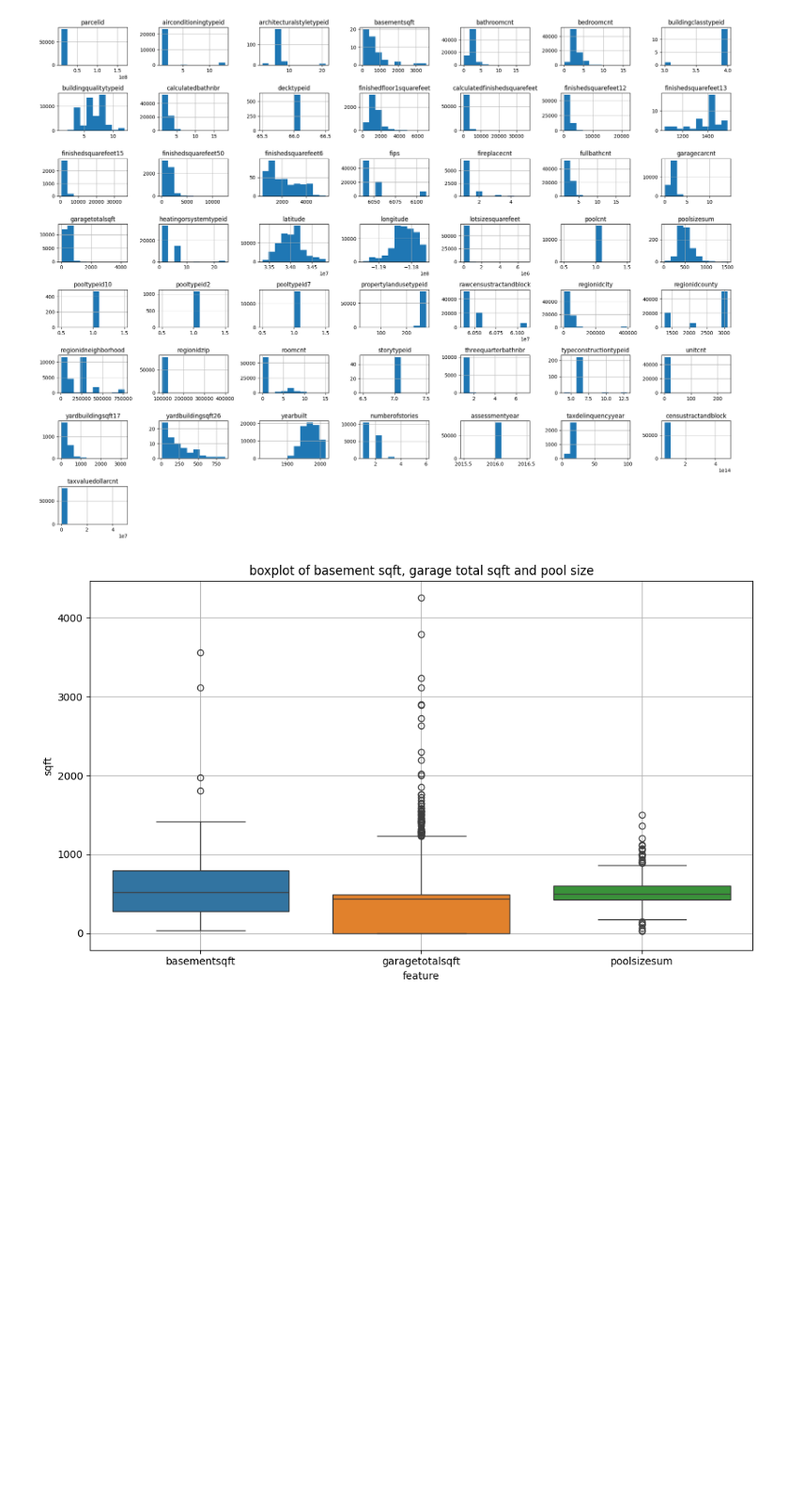
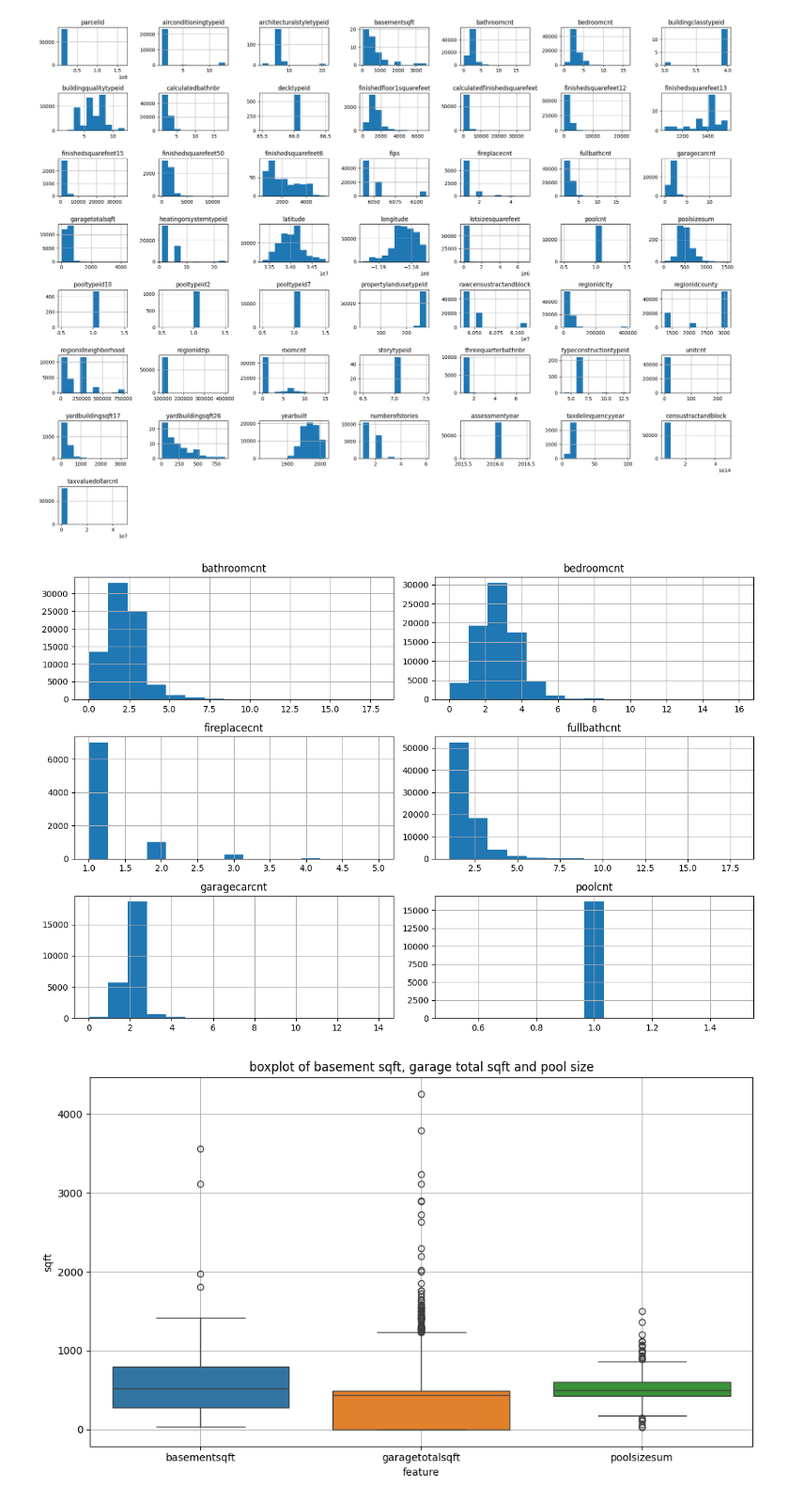
Before and after one commit to kwzhou23/DX603---Milestone-01, a Jupyter notebook: Milestone_01.ipynb, the cells around one changed output. Shown at 94% size. Drawn from its saved outputs; the diff is of its cells as text; code cells hidden in the pictures; blank space fills up the shorter version.

```diff
--- a/Milestone_01.ipynb
+++ b/Milestone_01.ipynb
@@ -259,6 +267,15 @@ plt.tight_layout()
 plt.show()
 # %% [output]
 [figure]
+# %%
+cols = ['bathroomcnt', 'bedroomcnt', 'fireplacecnt',
+        'fullbathcnt', 'garagecarcnt', 'poolcnt']
+
+df[cols].hist(bins=15, figsize=(12, 8))
+plt.tight_layout()
+plt.show()
+# %% [output]
+[figure, added]
 # %%
 features = ['basementsqft', 'garagetotalsqft', 'poolsizesum']
 subset = df[features]
```
Also changed, not shown: parts of 32 cells of this notebook.
